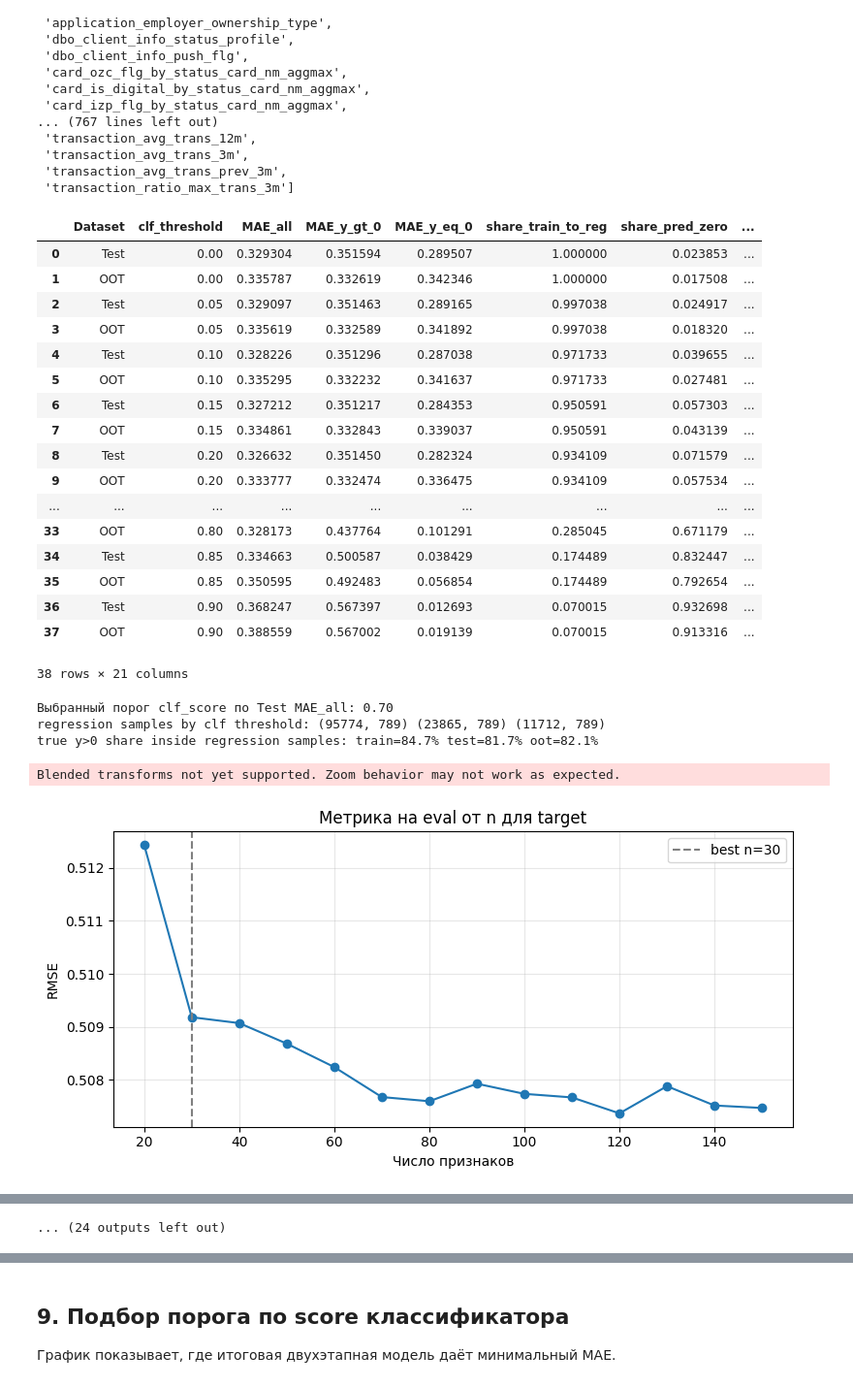
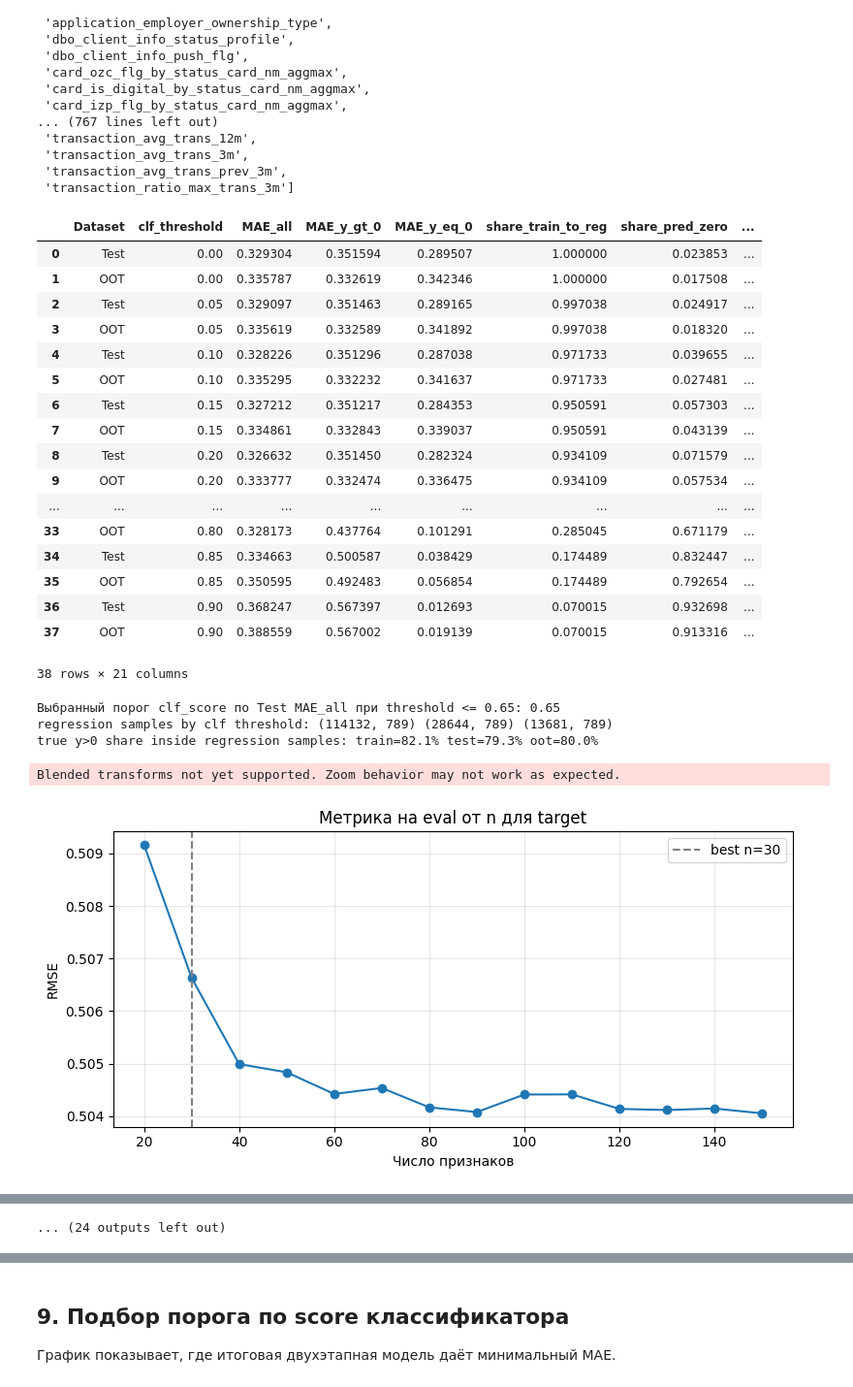
Before and after one commit to maelizarova/AlgorithmsOfAnalysis, a Jupyter notebook: 02_template_regression_after_clf.ipynb, the cells around one changed output, grey strips where cells are left out. Shown at 97% size. Drawn from its saved outputs; the diff is of its cells as text; code cells hidden in the pictures.

```diff
--- a/02_template_regression_after_clf.ipynb
+++ b/02_template_regression_after_clf.ipynb
@@ -926,10 +926,14 @@ threshold_selection_report = pd.DataFrame(threshold_rows)
 display(threshold_selection_report)
 
 # Порог выбираем по Test, OOT оставляем как честную финальную проверку.
-mae_test = threshold_selection_report[threshold_selection_report['Dataset'] == 'Test']
+# Дополнительно ограничиваем порог сверху, чтобы классификатор не обнулял слишком много real-positive клиентов.
+MAX_CLF_THRESHOLD = 0.65
+
+mae_test_all = threshold_selection_report[threshold_selection_report['Dataset'] == 'Test']
+mae_test = mae_test_all[mae_test_all['clf_threshold'] <= MAX_CLF_THRESHOLD]
 mae_oot = threshold_selection_report[threshold_selection_report['Dataset'] == 'OOT']
 best_threshold = float(mae_test.loc[mae_test['MAE_all'].idxmin(), 'clf_threshold'])
-print(f'Выбранный порог clf_score по Test MAE_all: {best_threshold:.2f}')
+print(f'Выбранный порог clf_score по Test MAE_all при threshold <= {MAX_CLF_THRESHOLD}: {best_threshold:.2f}')
 
 train_reg = train[train[CLF_SCORE_COL] >= best_threshold].copy()
 test_reg = test[test[CLF_SCORE_COL] >= best_threshold].copy()
@@ -989,34 +993,34 @@ for target in [TARGET]:
         'best_params': best_params,
         'metric_vs_n': report_n,
         'importance': imp,
         'clf_threshold': best_threshold,
         'threshold_selection_report': threshold_selection_report,
     }
 
 reports_all = pd.concat([results[t]['evaluate_report'] for t in [TARGET]], ignore_index=True)
 best_features = results[TARGET]['selected']
 best_model = results[TARGET]['model']
 # %% [output]
 |  | Dataset | clf_threshold | MAE_all | MAE_y_gt_0 | MAE_y_eq_0 | share_train_to_reg | share_pred_zero | ... |
 | 0 | Test | 0.00 | 0.329304 | 0.351594 | 0.289507 | 1.000000 | 0.023853 | ... |
 | 1 | OOT | 0.00 | 0.335787 | 0.332619 | 0.342346 | 1.000000 | 0.017508 | ... |
 | 2 | Test | 0.05 | 0.329097 | 0.351463 | 0.289165 | 0.997038 | 0.024917 | ... |
 | 3 | OOT | 0.05 | 0.335619 | 0.332589 | 0.341892 | 0.997038 | 0.018320 | ... |
 | 4 | Test | 0.10 | 0.328226 | 0.351296 | 0.287038 | 0.971733 | 0.039655 | ... |
 | 5 | OOT | 0.10 | 0.335295 | 0.332232 | 0.341637 | 0.971733 | 0.027481 | ... |
 | 6 | Test | 0.15 | 0.327212 | 0.351217 | 0.284353 | 0.950591 | 0.057303 | ... |
 | 7 | OOT | 0.15 | 0.334861 | 0.332843 | 0.339037 | 0.950591 | 0.043139 | ... |
 | 8 | Test | 0.20 | 0.326632 | 0.351450 | 0.282324 | 0.934109 | 0.071579 | ... |
 | 9 | OOT | 0.20 | 0.333777 | 0.332474 | 0.336475 | 0.934109 | 0.057534 | ... |
 | ... | ... | ... | ... | ... | ... | ... | ... | ... |
 | 33 | OOT | 0.80 | 0.328173 | 0.437764 | 0.101291 | 0.285045 | 0.671179 | ... |
 | 34 | Test | 0.85 | 0.334663 | 0.500587 | 0.038429 | 0.174489 | 0.832447 | ... |
 | 35 | OOT | 0.85 | 0.350595 | 0.492483 | 0.056854 | 0.174489 | 0.792654 | ... |
 | 36 | Test | 0.90 | 0.368247 | 0.567397 | 0.012693 | 0.070015 | 0.932698 | ... |
 | 37 | OOT | 0.90 | 0.388559 | 0.567002 | 0.019139 | 0.070015 | 0.913316 | ... |
 38 rows × 21 columns
-Выбранный порог clf_score по Test MAE_all: 0.70
-regression samples by clf threshold: (95774, 789) (23865, 789) (11712, 789)
-true y>0 share inside regression samples: train=84.7% test=81.7% oot=82.1%
+Выбранный порог clf_score по Test MAE_all при threshold <= 0.65: 0.65
+regression samples by clf threshold: (114132, 789) (28644, 789) (13681, 789)
+true y>0 share inside regression samples: train=82.1% test=79.3% oot=80.0%
 Blended transforms not yet supported. Zoom behavior may not work as expected.
-[figure, old version]
+[figure, new version]
```
Also changed, not shown: parts of 6 cells of this notebook.
